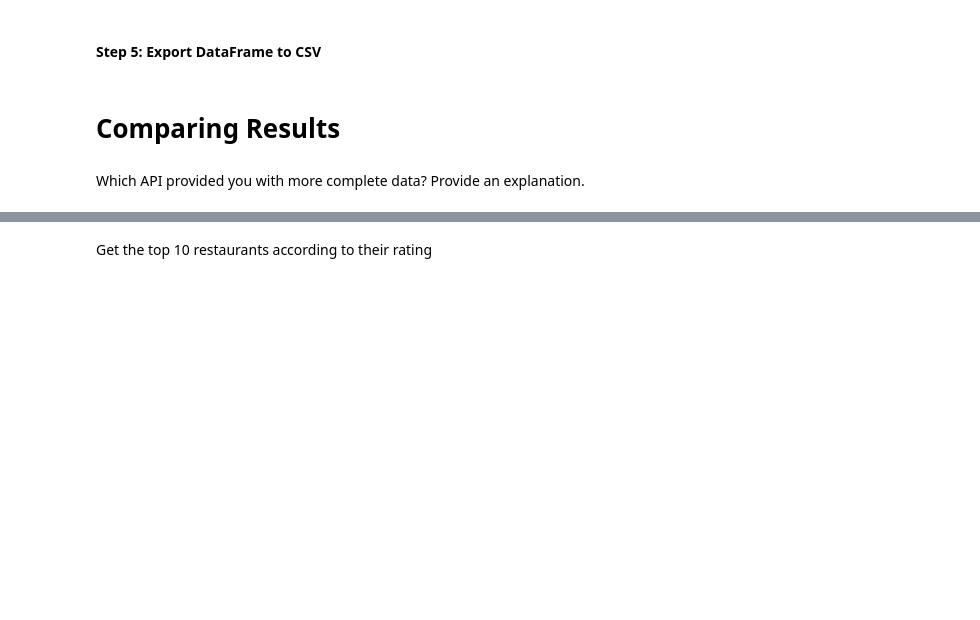
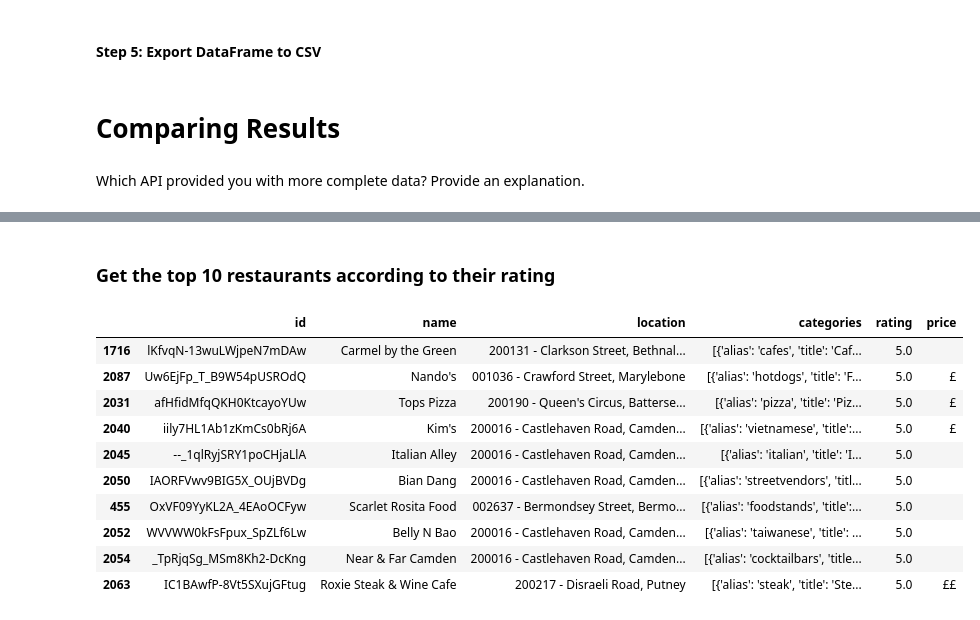
Before and after one commit to Brittanysacha/Statistical-Modelling-of-CityBike-Locations-and-Points-of-Interest-in-London, a Jupyter notebook: notebooks/yelp_foursquare_EDA.ipynb, the cells around one changed output, grey strips where cells are left out. Drawn from its saved outputs; the diff is of its cells as text; code cells hidden in the pictures; blank space fills up the shorter version.

```diff
--- a/notebooks/yelp_foursquare_EDA.ipynb
+++ b/notebooks/yelp_foursquare_EDA.ipynb
@@ -28,7 +29,7 @@ endpoint = "https://api.foursquare.com/v3/places/search"
 # Define the query parameters to include only the latitude and longitude fields
 def restaurant_foursquare_query(latitude, longitude):
     params = {
-        'll': f'{latitude},{longitude}', 'radius':'1000', 'query':'Restaurant', 'venuePhotos': '1', 'price': "1,2,3,4"
+        'll': f'{latitude},{longitude}', 'radius':'250', 'query':'Restaurant', 'price': "1,2,3,4"
         }
     #Headers specific to FourSquare - used to specify wanted metadata - not typically found under all APIs. Found under https://location.foursquare.com/developer/reference/authentication
     headers = {"Accept": "application/json",
@@ -122,7 +123,7 @@ endpoint = "https://api.foursquare.com/v3/places/search"
 # Define the query parameters to include only the latitude and longitude fields
 def parks_foursquare_query(latitude, longitude):
     params = {
-        'll': f'{latitude},{longitude}', 'radius':'1000', 'query':'Parks', 'venuePhotos': '1', 'price': "1,2,3,4"
+        'll': f'{latitude},{longitude}', 'radius':'250', 'query':'Parks', 'venuePhotos': '1', 'price': "1,2,3,4"
         }
     #Headers specific to FourSquare - used to specify wanted metadata - not typically found under all APIs. Found under https://location.foursquare.com/developer/reference/authentication
     headers = {"Accept": "application/json",
@@ -218,7 +219,7 @@ endpoint = "https://api.yelp.com/v3/businesses/search"
 # Define the query parameters to include only the latitude and longitude fields
 def restaurant_yelp_query(latitude, longitude):
     params = {
-        'latitude': latitude , 'longitude': longitude, 'radius': 1000, 'term': 'restaurant'
+        'latitude': latitude , 'longitude': longitude, 'radius': 250, 'term': 'restaurant'
         }
     #Headers specific to Yelp - used to specify wanted metadata - not typically found under all APIs.
     headers = {'Authorization': f'Bearer {api_key}'}
@@ -388,2 +387,23 @@ Data sources: Yelp and FourSquare may use different data sources to collect and
 # %% [markdown]
-Get the top 10 restaurants according to their rating
+### Get the top 10 restaurants according to their rating
+# %%
+# Sort restaurants by rating in descending order
+sorted_restaurants = yelp_restaurants_df.sort_values(by=['rating'], ascending=False)
+
+# Select the top 10 restaurants
+top_10_restaurants = sorted_restaurants.head(10)
+
+# Print or display the top 10 restaurants
+top_10_restaurants.head(10)
+# %% [output]
+|  | id | name | location | categories | rating | price |
+| 1716 | lKfvqN-13wuLWjpeN7mDAw | Carmel by the Green | 200131 - Clarkson Street, Bethnal... | [{'alias': 'cafes', 'title': 'Caf... | 5.0 |  |
+| 2087 | Uw6EjFp_T_B9W54pUSROdQ | Nando's | 001036 - Crawford Street, Marylebone | [{'alias': 'hotdogs', 'title': 'F... | 5.0 | £ |
+| 2031 | afHfidMfqQKH0KtcayoYUw | Tops Pizza | 200190 - Queen's Circus, Batterse... | [{'alias': 'pizza', 'title': 'Piz... | 5.0 | £ |
+| 2040 | iily7HL1Ab1zKmCs0bRj6A | Kim's | 200016 - Castlehaven Road, Camden... | [{'alias': 'vietnamese', 'title':... | 5.0 | £ |
+| 2045 | --_1qlRyjSRY1poCHjaLlA | Italian Alley | 200016 - Castlehaven Road, Camden... | [{'alias': 'italian', 'title': 'I... | 5.0 |  |
+| 2050 | IAORFVwv9BIG5X_OUjBVDg | Bian Dang | 200016 - Castlehaven Road, Camden... | [{'alias': 'streetvendors', 'titl... | 5.0 |  |
+| 455 | OxVF09YyKL2A_4EAoOCFyw | Scarlet Rosita Food | 002637 - Bermondsey Street, Bermo... | [{'alias': 'foodstands', 'title':... | 5.0 |  |
+| 2052 | WVVWW0kFsFpux_SpZLf6Lw | Belly N Bao | 200016 - Castlehaven Road, Camden... | [{'alias': 'taiwanese', 'title': ... | 5.0 |  |
+| 2054 | _TpRjqSg_MSm8Kh2-DcKng | Near & Far Camden | 200016 - Castlehaven Road, Camden... | [{'alias': 'cocktailbars', 'title... | 5.0 |  |
+| 2063 | IC1BAwfP-8Vt5SXujGFtug | Roxie Steak & Wine Cafe | 200217 - Disraeli Road, Putney | [{'alias': 'steak', 'title': 'Ste... | 5.0 | ££ |
```
Also changed, not shown: parts of 5 cells of this notebook, 13 other files.
